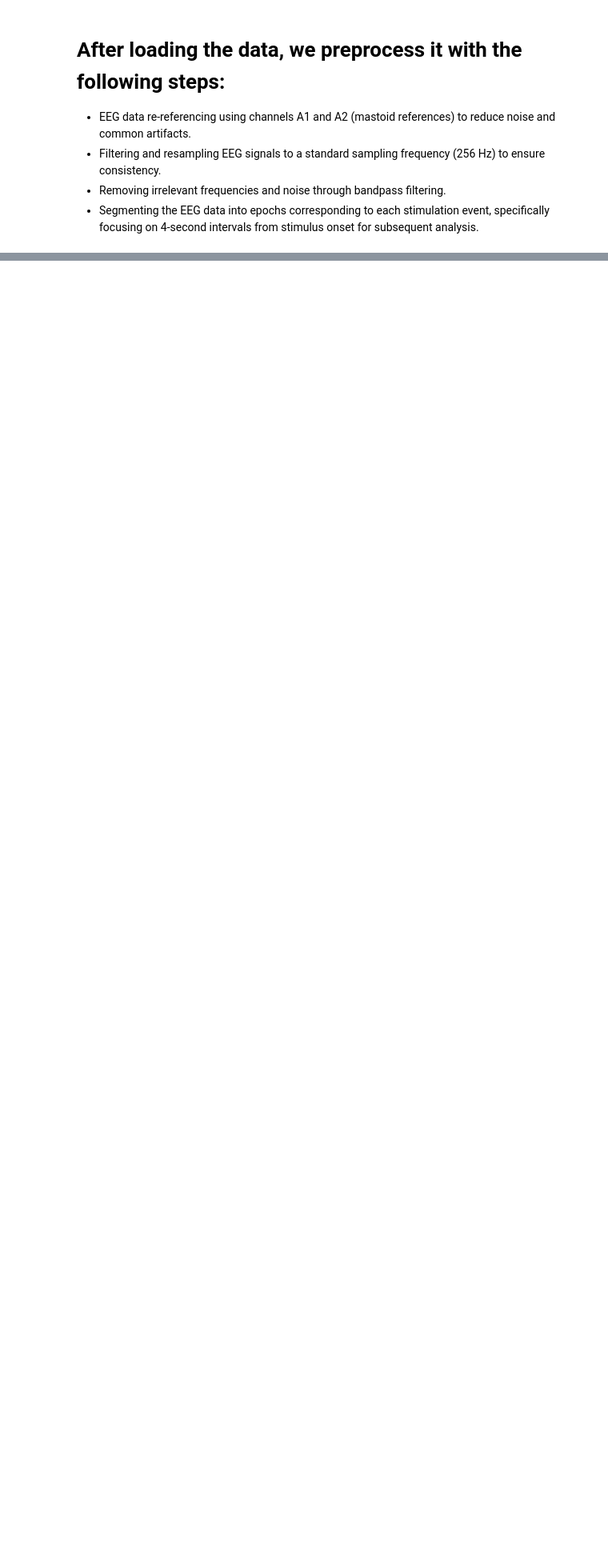
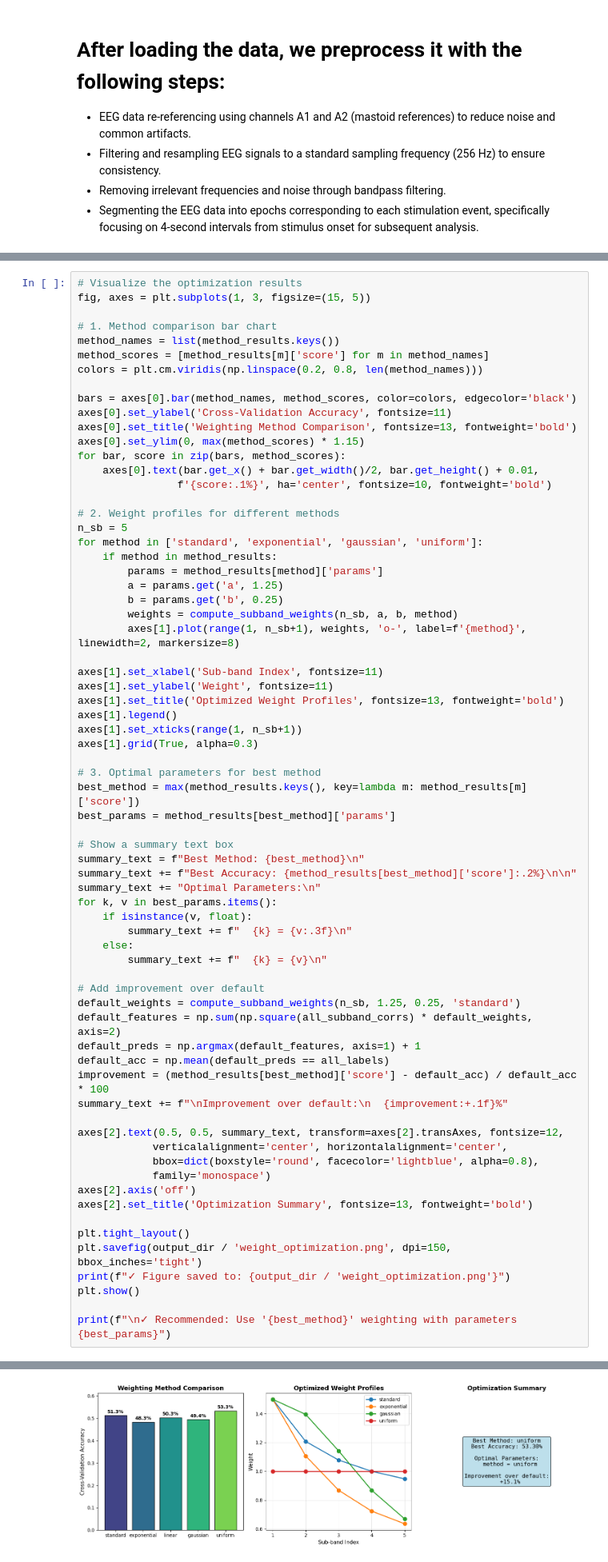
Before and after one commit to danylof/SSVEP-visual, a Jupyter notebook: FB-CCA/FB-CCA.ipynb, the cells around one changed output, grey strips where cells are left out. Shown at 80% size. Drawn from its saved outputs; the diff is of its cells as text; blank space fills up the shorter version.

```diff
--- a/FB-CCA/FB-CCA.ipynb
+++ b/FB-CCA/FB-CCA.ipynb
@@ -158,0 +569,70 @@ KNN Classification Accuracy: 0.6373
+# %%
+# Visualize the optimization results
+fig, axes = plt.subplots(1, 3, figsize=(15, 5))
+
+# 1. Method comparison bar chart
+method_names = list(method_results.keys())
+method_scores = [method_results[m]['score'] for m in method_names]
+colors = plt.cm.viridis(np.linspace(0.2, 0.8, len(method_names)))
+
+bars = axes[0].bar(method_names, method_scores, color=colors, edgecolor='black')
+axes[0].set_ylabel('Cross-Validation Accuracy', fontsize=11)
+axes[0].set_title('Weighting Method Comparison', fontsize=13, fontweight='bold')
+axes[0].set_ylim(0, max(method_scores) * 1.15)
+for bar, score in zip(bars, method_scores):
+    axes[0].text(bar.get_x() + bar.get_width()/2, bar.get_height() + 0.01,
+                f'{score:.1%}', ha='center', fontsize=10, fontweight='bold')
+
+# 2. Weight profiles for different methods
+n_sb = 5
+for method in ['standard', 'exponential', 'gaussian', 'uniform']:
+    if method in method_results:
+        params = method_results[method]['params']
+        a = params.get('a', 1.25)
+        b = params.get('b', 0.25)
+        weights = compute_subband_weights(n_sb, a, b, method)
+        axes[1].plot(range(1, n_sb+1), weights, 'o-', label=f'{method}', linewidth=2, markersize=8)
+
+axes[1].set_xlabel('Sub-band Index', fontsize=11)
+axes[1].set_ylabel('Weight', fontsize=11)
+axes[1].set_title('Optimized Weight Profiles', fontsize=13, fontweight='bold')
+axes[1].legend()
+axes[1].set_xticks(range(1, n_sb+1))
+axes[1].grid(True, alpha=0.3)
+
+# 3. Optimal parameters for best method
+best_method = max(method_results.keys(), key=lambda m: method_results[m]['score'])
+best_params = method_results[best_method]['params']
+
+# Show a summary text box
+summary_text = f"Best Method: {best_method}\n"
+summary_text += f"Best Accuracy: {method_results[best_method]['score']:.2%}\n\n"
+summary_text += "Optimal Parameters:\n"
+for k, v in best_params.items():
+    if isinstance(v, float):
+        summary_text += f"  {k} = {v:.3f}\n"
+    else:
+        summary_text += f"  {k} = {v}\n"
+
+# Add improvement over default
+default_weights = compute_subband_weights(n_sb, 1.25, 0.25, 'standard')
+default_features = np.sum(np.square(all_subband_corrs) * default_weights, axis=2)
+default_preds = np.argmax(default_features, axis=1) + 1
+default_acc = np.mean(default_preds == all_labels)
+improvement = (method_results[best_method]['score'] - default_acc) / default_acc * 100
+summary_text += f"\nImprovement over default:\n  {improvement:+.1f}%"
+
+axes[2].text(0.5, 0.5, summary_text, transform=axes[2].transAxes, fontsize=12,
+            verticalalignment='center', horizontalalignment='center',
+            bbox=dict(boxstyle='round', facecolor='lightblue', alpha=0.8),
+            family='monospace')
+axes[2].axis('off')
+axes[2].set_title('Optimization Summary', fontsize=13, fontweight='bold')
+
+plt.tight_layout()
+plt.savefig(output_dir / 'weight_optimization.png', dpi=150, bbox_inches='tight')
+print(f"✓ Figure saved to: {output_dir / 'weight_optimization.png'}")
+plt.show()
+
+print(f"\n✓ Recommended: Use '{best_method}' weighting with parameters {best_params}")
+# %% [output]
@@ -158,0 +640 @@ KNN Classification Accuracy: 0.6373
+[figure, added]
```
Also changed, not shown: parts of 36 cells of this notebook, 18 other files.
